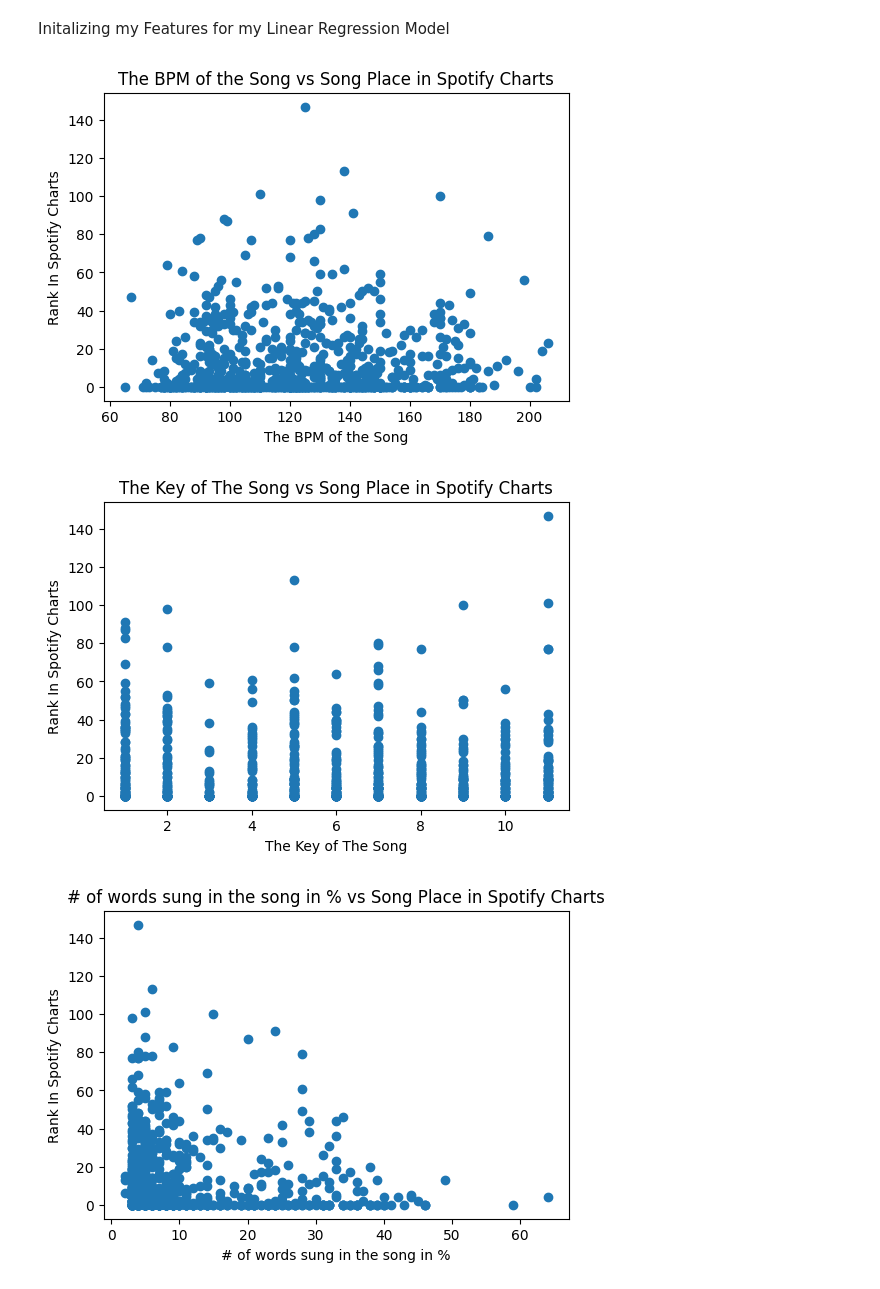
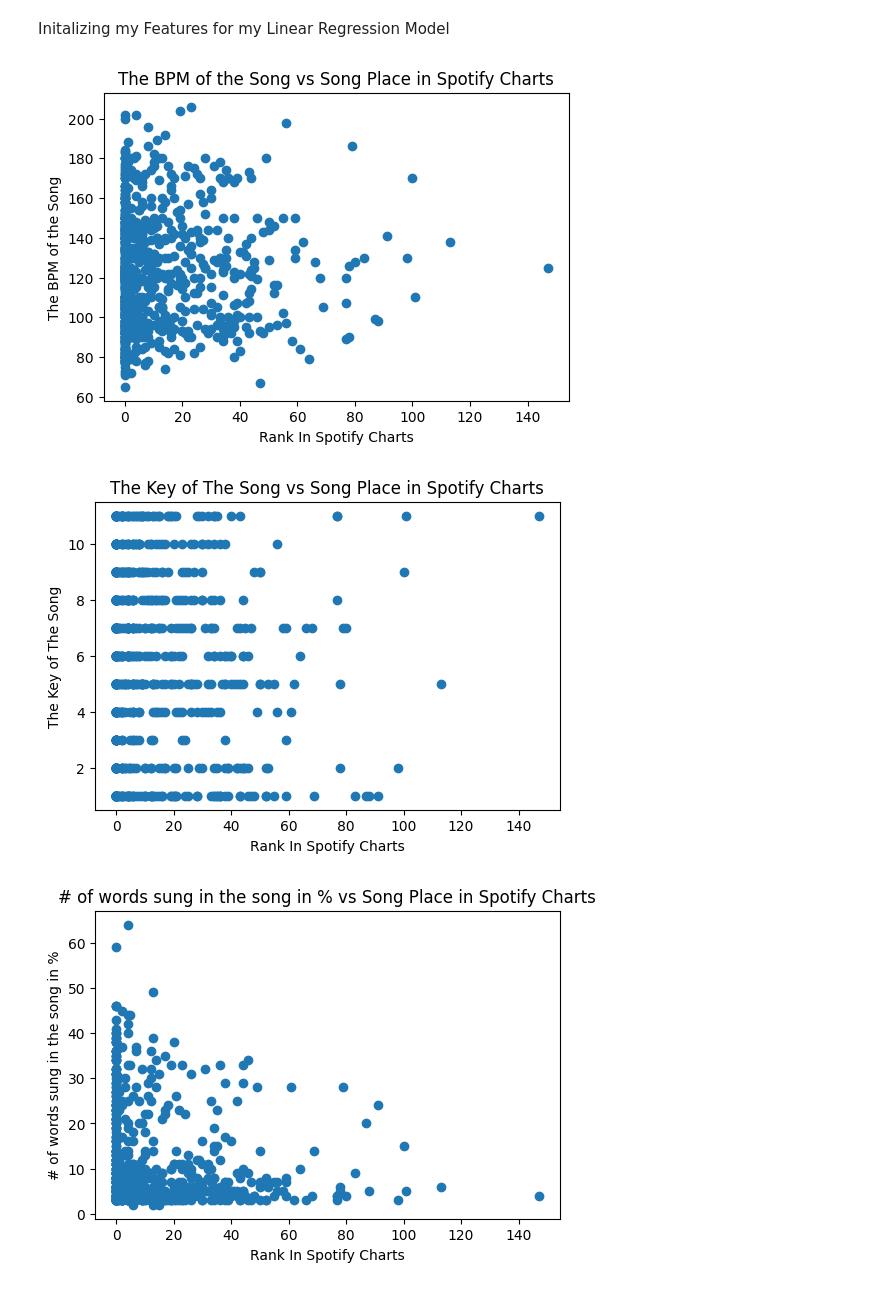
Before and after one commit to athanasiosk-it13/DSRP-Top-Spotify-Songs-2023, a Jupyter notebook: Spotify_Top_Songs_2023_Extensive_Data_Analysis_Project.ipynb, the cells around one changed output. Cells and saved outputs as stored; diff of their text form; code cells hidden in the pictures.

```diff
--- a/Spotify_Top_Songs_2023_Extensive_Data_Analysis_Project.ipynb
+++ b/Spotify_Top_Songs_2023_Extensive_Data_Analysis_Project.ipynb
@@ -315,16 +326,16 @@ pred = reg.predict(X_test)
 # %%
 features = ["The BPM of the Song", "The Key of The Song", "# of words sung in the song in %", "How Instrumental the Song is in %"]
 
 target = spotify_df["Song Place in Spotify Charts"]
 
 for feature in features:
     plt.figure(figsize=(6, 4))
-    plt.scatter(spotify_df[feature], target)
-    plt.xlabel(feature)
-    plt.ylabel("Rank In Spotify Charts")
+    plt.scatter(target,spotify_df[feature])
+    plt.xlabel("Rank In Spotify Charts")
+    plt.ylabel(feature)
     plt.title(f"{feature} vs Song Place in Spotify Charts")
     plt.show()
 # %% [output]
-[figure, old version]
+[figure, new version]
-[figure, old version]
+[figure, new version]
-[figure, old version]
+[figure, new version]
```
Also changed, not shown: parts of 4 cells of this notebook.
